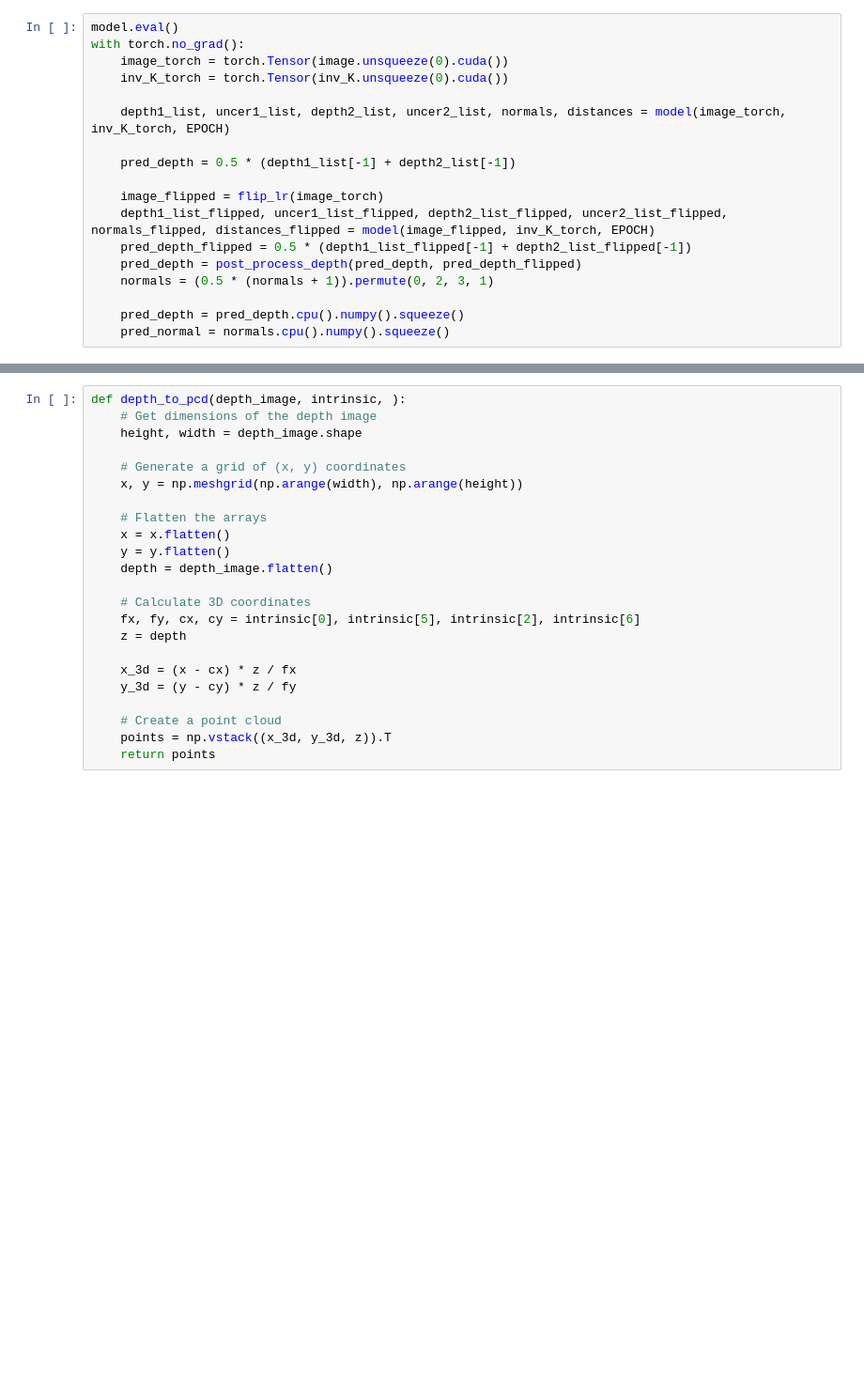
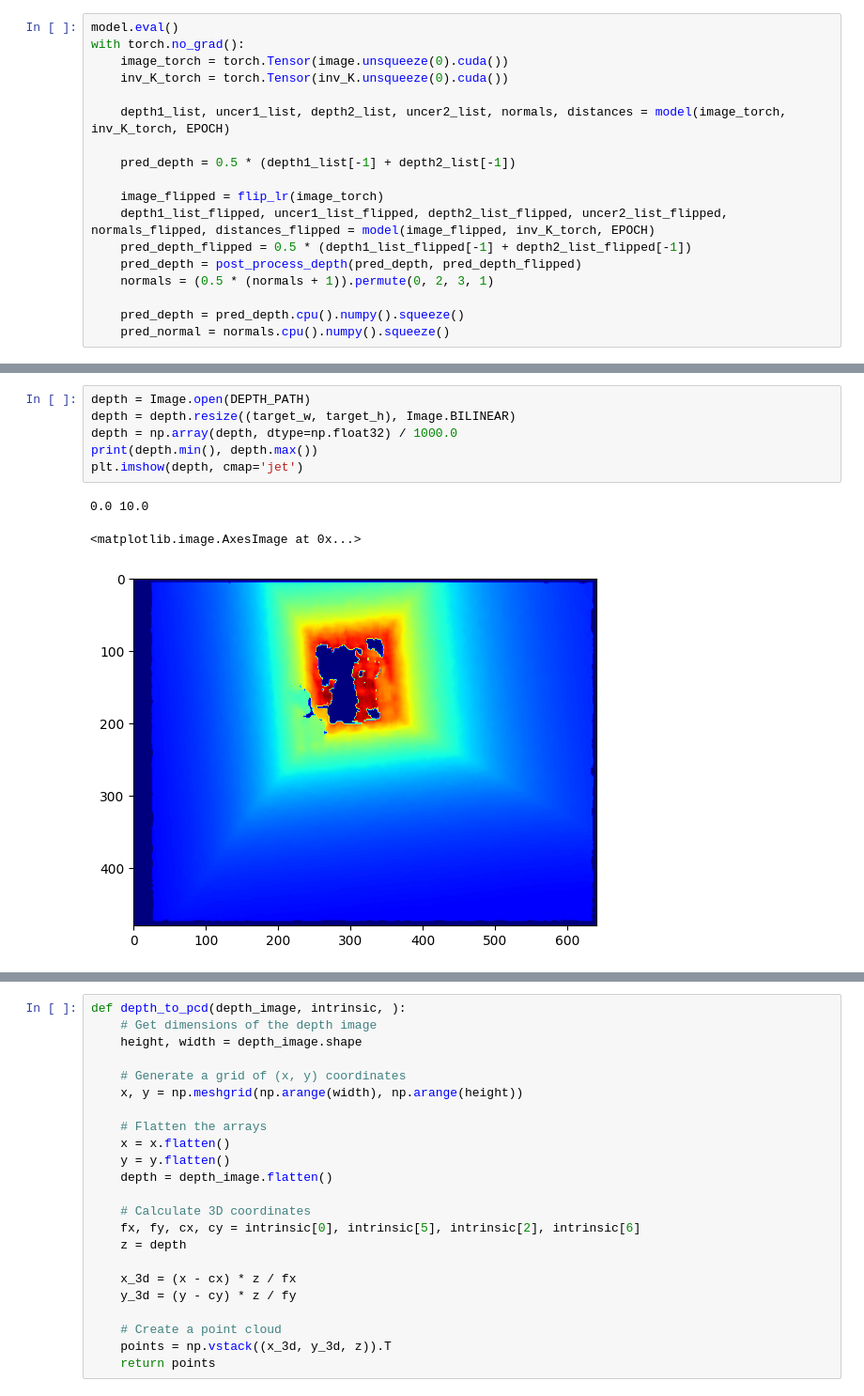
Before and after one commit to ShuweiShao/NDDepth, a Jupyter notebook: test_bag.ipynb, the cells around one changed output, grey strips where cells are left out. Shown at 94% size. Cells and saved outputs as stored; diff of their text form; blank space fills up the shorter version.

```diff
--- a/test_bag.ipynb
+++ b/test_bag.ipynb
@@ -103,0 +123,10 @@ plt.scatter(max_index[1], max_index[0], c='r', s=10)
+# %%
+depth = Image.open(DEPTH_PATH)
+depth = depth.resize((target_w, target_h), Image.BILINEAR)
+depth = np.array(depth, dtype=np.float32) / 1000.0
+print(depth.min(), depth.max())
+plt.imshow(depth, cmap='jet')
+# %% [output]
+0.0 10.0
+<matplotlib.image.AxesImage at 0x...>
+[figure, added]
```
Also changed, not shown: parts of 10 cells of this notebook.
